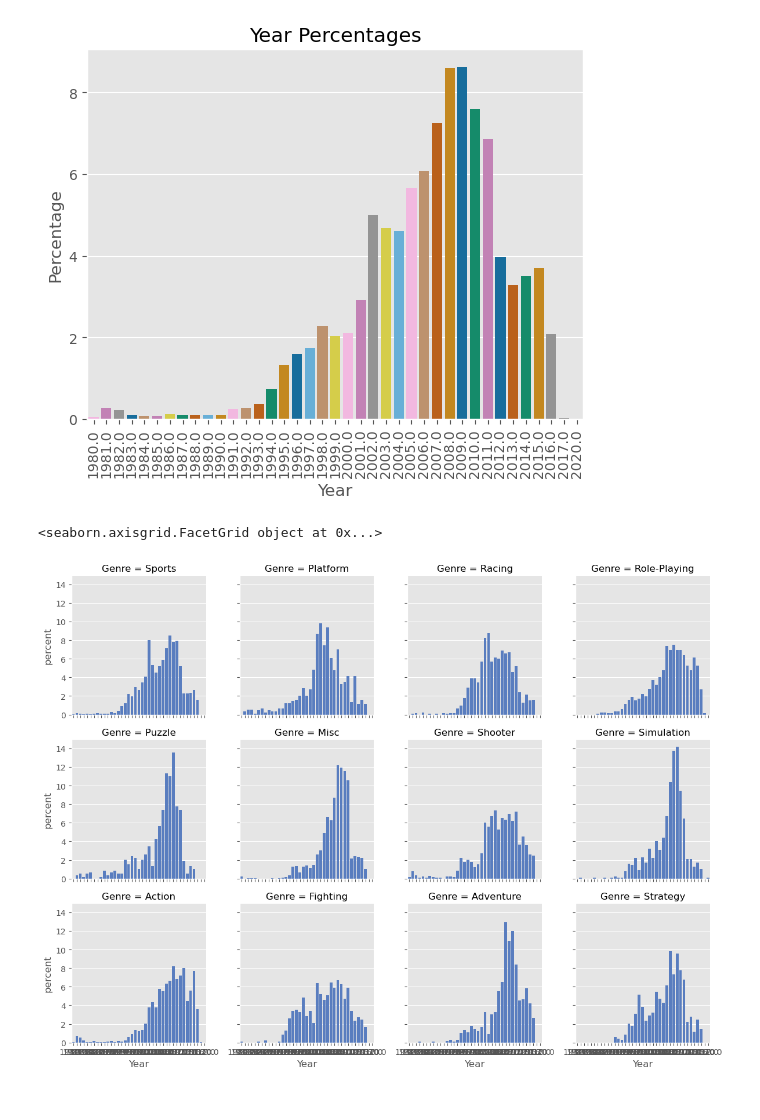
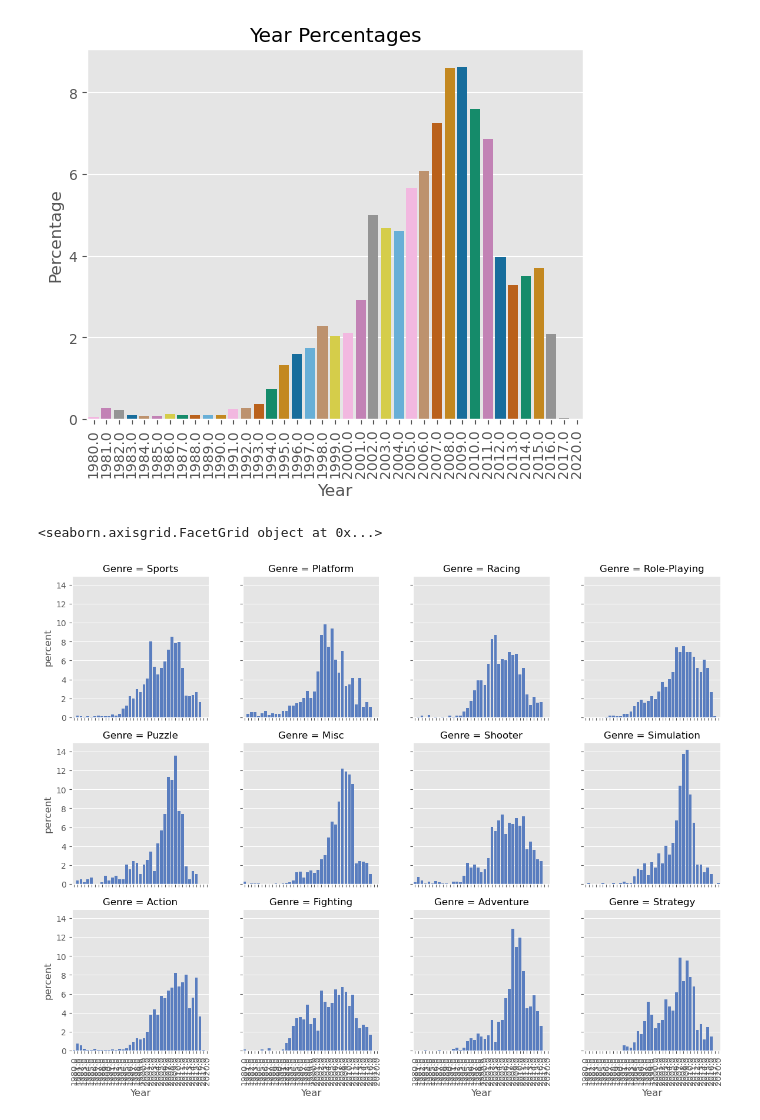
Before and after one commit to NOUR-2025/Reproducibility, a Jupyter notebook: alejandro.ipynb, the cells around one changed output. Cells and saved outputs as stored; diff of their text form; code cells hidden in the pictures.

```diff
--- a/alejandro.ipynb
+++ b/alejandro.ipynb
@@ -147,8 +151,9 @@ The palette list has fewer values (10) than needed (39) and will cycle, which ma
 # %%
 # Look at Genre distribution per year
 g = sns.FacetGrid(df, col='Genre', col_wrap=4)
 
 g.map(sns.countplot, 'Year', stat='percent')
+g.tick_params(axis="x", rotation=90)
 # %% [output]
 <seaborn.axisgrid.FacetGrid object at 0x...>
-[figure, old version]
+[figure, new version]
```
Also changed, not shown: parts of 2 cells of this notebook.
